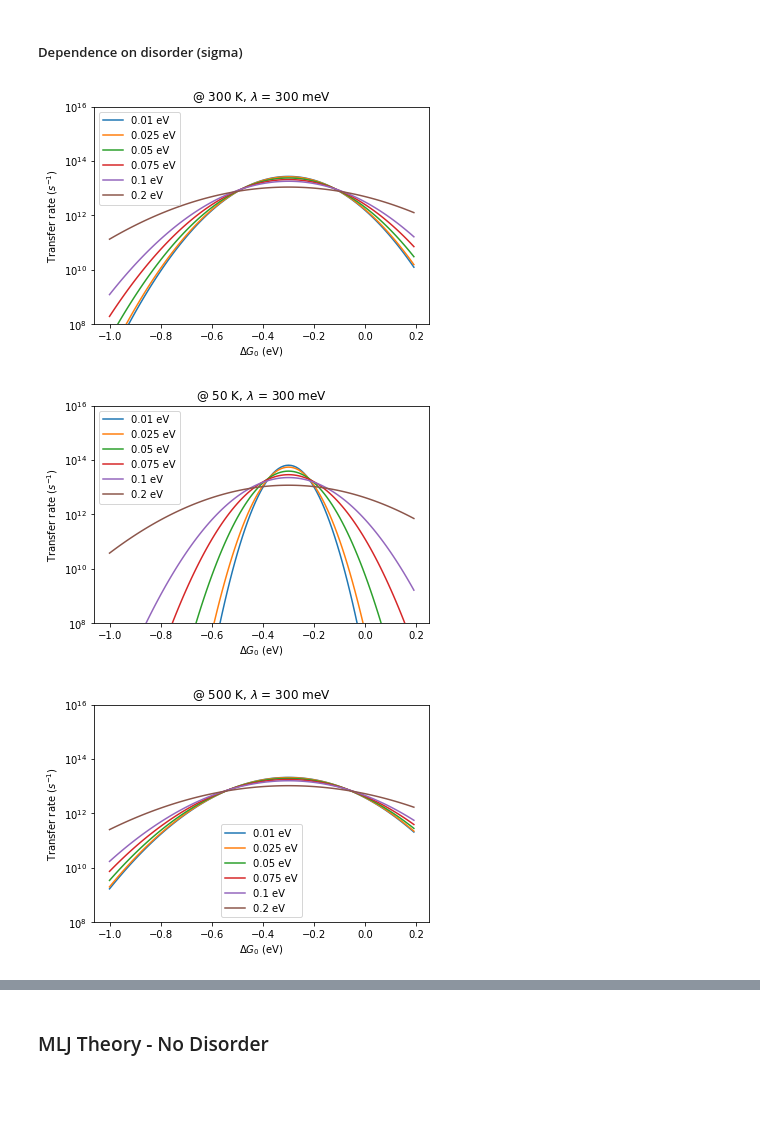
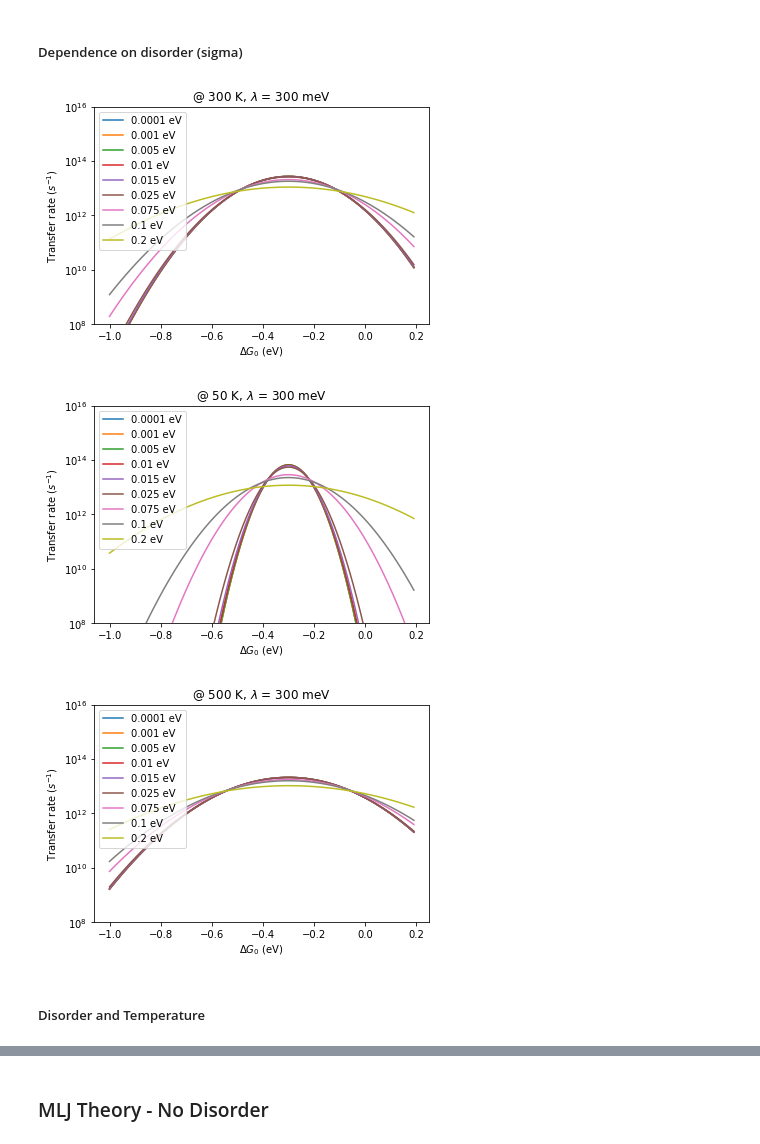
Before and after one commit to annajungbluth/Transition-Rates, a Jupyter notebook: Transition_Rates [Marcus vs. MLJ Theory].ipynb, the cells around one changed output, grey strips where cells are left out. Cells and saved outputs as stored; diff of their text form; code cells hidden in the pictures; blank space fills up the shorter version.

```diff
--- a/Transition_Rates [Marcus vs. MLJ Theory].ipynb
+++ b/Transition_Rates [Marcus vs. MLJ Theory].ipynb
@@ -23,4 +23,4 @@ S_i = 1
 sig = 0.05 #[eV]
 # %%
 del_G0_list = np.arange(-1,0.2, 0.01)
-T = [5, 20, 50, 150, 300]
+T = [5, 20, 50, 150, 300, 500]
@@ -210,39 +271,40 @@ plt.show()
 # %% [markdown]
 ##### Dependence on disorder (sigma)
 # %%
-for s in sig_list:
+sig_list_2 = [0.0001, 0.001, 0.005, 0.01, 0.015, 0.025, 0.075, 0.1, 0.2]
+
+for s in sig_list_2:
     Marcus_disorder_k_list_s = Marcus_disorder_transfer_rates(del_G0_list, 300, lam, s)
     plt.semilogy(del_G0_list, Marcus_disorder_k_list_s, label=str(s)+' eV')
-
 plt.ylim(10**8, 10**16)
 plt.xlabel('$\Delta G_0$ (eV)')
 plt.ylabel('Transfer rate ($s^{-1}$)')
 plt.title('@ 300 K, $\lambda$ = 300 meV')
 plt.legend()
 plt.show()
 
-for s in sig_list:
+for s in sig_list_2:
     Marcus_disorder_k_list_s = Marcus_disorder_transfer_rates(del_G0_list, 50, lam, s)
     plt.semilogy(del_G0_list, Marcus_disorder_k_list_s, label=str(s)+' eV')
-
 plt.ylim(10**8, 10**16)
 plt.xlabel('$\Delta G_0$ (eV)')
 plt.ylabel('Transfer rate ($s^{-1}$)')
 plt.title('@ 50 K, $\lambda$ = 300 meV')
 plt.legend()
 plt.show()
 
-for s in sig_list:
+for s in sig_list_2:
     Marcus_disorder_k_list_s = Marcus_disorder_transfer_rates(del_G0_list, 500, lam, s)
     plt.semilogy(del_G0_list, Marcus_disorder_k_list_s, label=str(s)+' eV')
-
 plt.ylim(10**8, 10**16)
 plt.xlabel('$\Delta G_0$ (eV)')
 plt.ylabel('Transfer rate ($s^{-1}$)')
 plt.title('@ 500 K, $\lambda$ = 300 meV')
 plt.legend()
 plt.show()
 # %% [output]
-[figure, old version]
+[figure, new version]
-[figure, old version]
+[figure, new version]
-[figure, old version]
+[figure, new version]
+# %% [markdown]
+##### Disorder and Temperature
```
Also changed, not shown: parts of 11 cells of this notebook.
